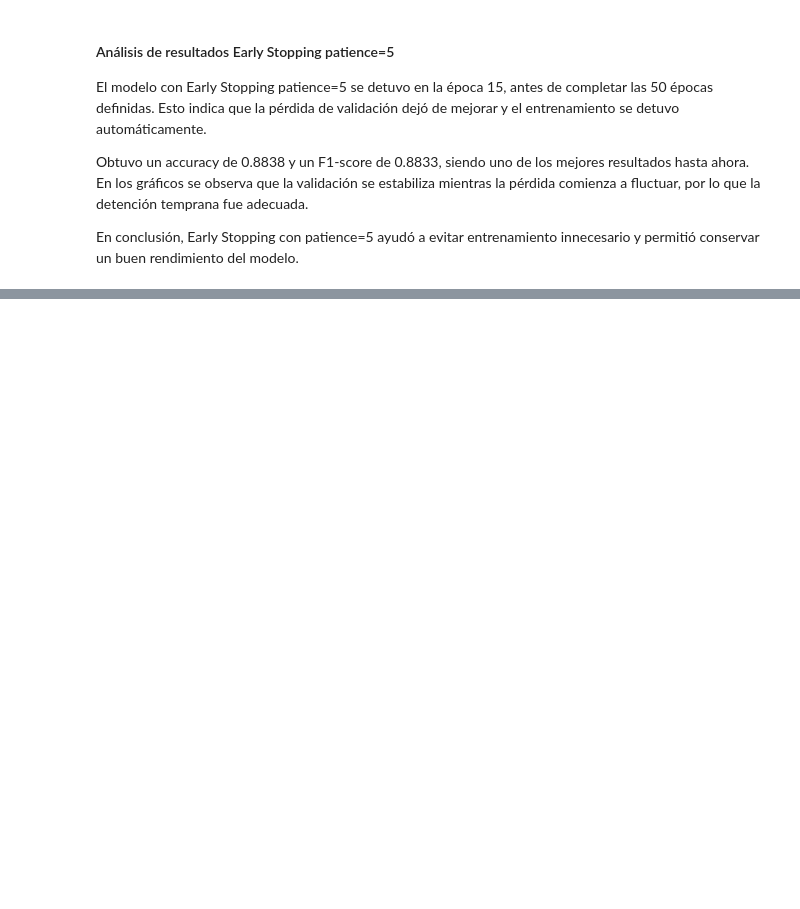
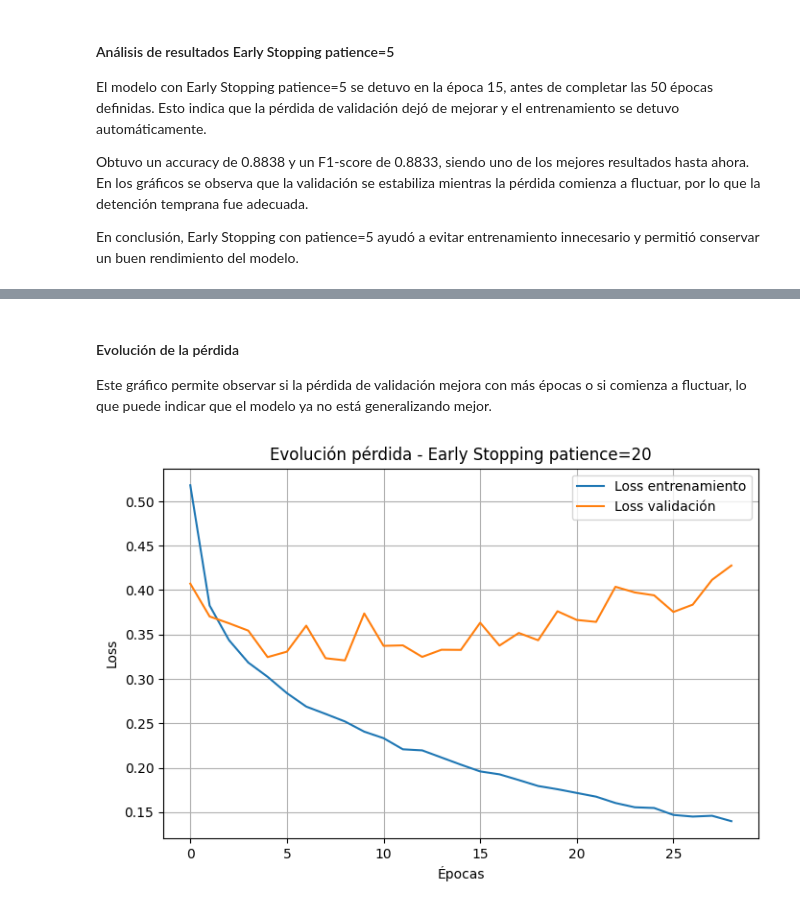
Before and after one commit to Francheskacisterna/Evaluacion_n1, a Jupyter notebook: Evaluacion_n2.ipynb, the cells around one changed output, grey strips where cells are left out. Cells and saved outputs as stored; diff of their text form; code cells hidden in the pictures; blank space fills up the shorter version.

```diff
--- a/Evaluacion_n2.ipynb
+++ b/Evaluacion_n2.ipynb
@@ -1296,0 +1420,20 @@ En conclusión, Early Stopping con patience=5 ayudó a evitar entrenamiento inne
+# %% [markdown]
+#### Evolución de la pérdida
+
+Este gráfico permite observar si la pérdida de validación mejora con más épocas o si comienza a fluctuar, lo que puede indicar que el modelo ya no está generalizando mejor.
+# %%
+plt.figure(figsize=(8,5))
+
+plt.plot(history_es_20.history['loss'], label='Loss entrenamiento')
+plt.plot(history_es_20.history['val_loss'], label='Loss validación')
+
+plt.title('Evolución pérdida - Early Stopping patience=20')
+plt.xlabel('Épocas')
+plt.ylabel('Loss')
+
+plt.legend()
+plt.grid(True)
+
+plt.show()
+# %% [output]
+[figure, added]
```
Also changed, not shown: parts of 52 cells of this notebook.
